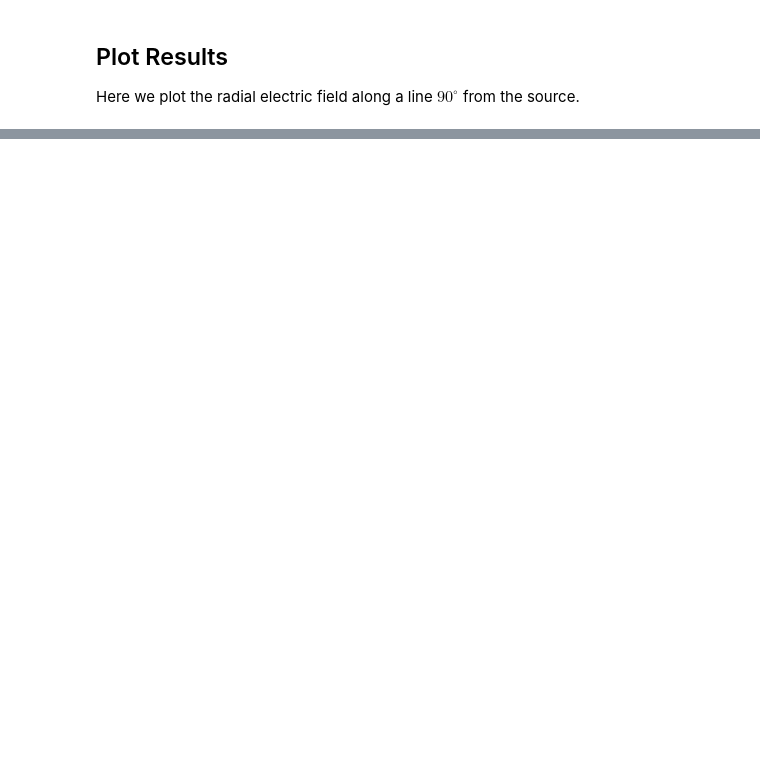
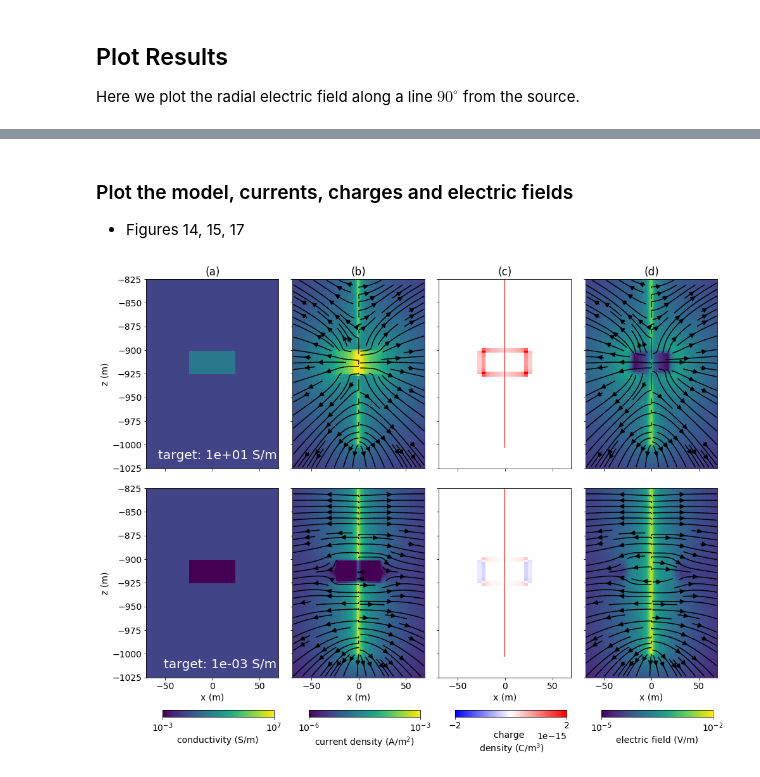
Before and after one commit to krishna999/heagy-2018-dc-casing, a Jupyter notebook: notebooks/5_DC_target.ipynb, the cells around one changed output, grey strips where cells are left out. Drawn from its saved outputs; the diff is of its cells as text; code cells hidden in the pictures; blank space fills up the shorter version.

Commit message:
organization of notebooks, include info about what figures they reproduce in the header

```diff
--- a/notebooks/5_DC_target.ipynb
+++ b/notebooks/5_DC_target.ipynb
@@ -33,2 +31,4 @@ include_uncased = False  # include a suite of models without casing
+# %%
+rerun = False
 # %%
 simDir = 'DC_target'  # create a simulation directory where results can be saved.
@@ -268,8 +306,0 @@ for title in model_names:
-# %%
-%%time
-fieldsDict = {}
-for title in model_names:
-    if title not in fieldsDict.keys():
-        print('--- Running {} ---'.format(title))
-        fieldsDict[title] = simDict[title].run()
-        print('\n')
@@ -275,0 +315,17 @@ for title in model_names:
+# %%
+%%time
+fieldsDict = {}
+for key in model_names:
+    if key not in fieldsDict.keys():
+        if rerun is True:
+            print('--- Running {} ---'.format(key))
+            simDict[key].fields_filename = key + ".npy"
+            soln = simDict[key].run()
+            fieldsDict[key] = soln
+            print('\n')
+        else:
+            print('Loading {} '.format(key))
+            soln = np.load(os.path.sep.join([simDir, key + ".npy"]))
+            simDict[key].prob.model = simDict[key].physprops.model
+            fieldsDict[key] = simDict[key].prob.fieldsPair(mesh, simDict[key].survey)
+            fieldsDict[key][:, simDict[key].prob._solutionType] = soln
@@ -320,9 +371,15 @@ for key in model_names:
 cylMeshGen.modelParameters = modelDict[model_names[0]]
 # %%
 rcParams['font.size'] = 14
+# %% [markdown]
+### Plot the model, currents, charges and electric fields
+
+- Figures 14, 15, 17
 # %%
-if include_uncased:
-    keys = ['uncased_{:1.0e}'.format(sig) for sig in [1e1, 1e-3]]
+def plot_physics(plot_key="target"):
+    assert plot_key in ["target", "uncased", "offset"]
+
+    keys = ['{}_{:1.0e}'.format(plot_key, sig) for sig in [1e1, 1e-3]]
     fig, ax = plt.subplots(len(keys), 4, figsize=(4*3.5,len(keys)*5))
 
     fig.subplots_adjust(bottom=0.1)
@@ -452,4 +509,4 @@ if include_uncased:
 
     plt.show()
 
-    fig.savefig('../figures/uncased_target_physics', bbox_inches="tight")
+    fig.savefig('../figures/{}'.format(plot_key), bbox_inches="tight")
@@ -555,0 +513,4 @@ plt.tight_layout()
+# %%
+plot_physics("target")
+# %% [output]
+[figure, added]
```
Also changed, not shown: parts of 81 cells of this notebook, 21 other files.
